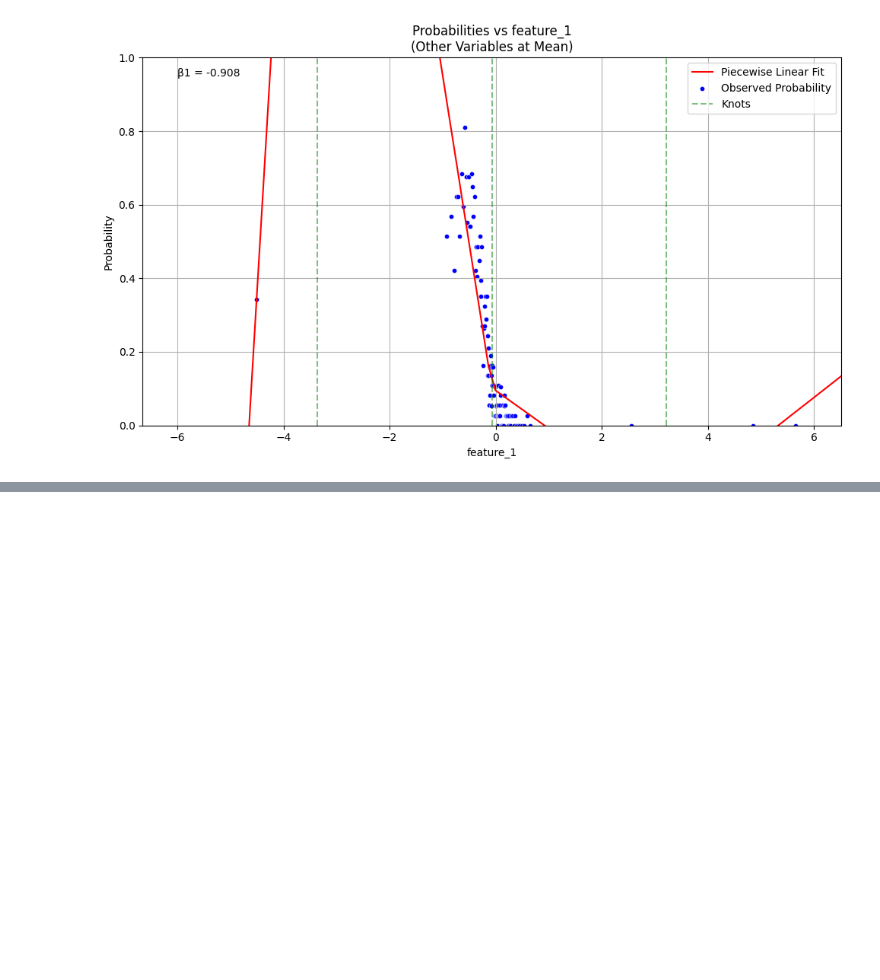
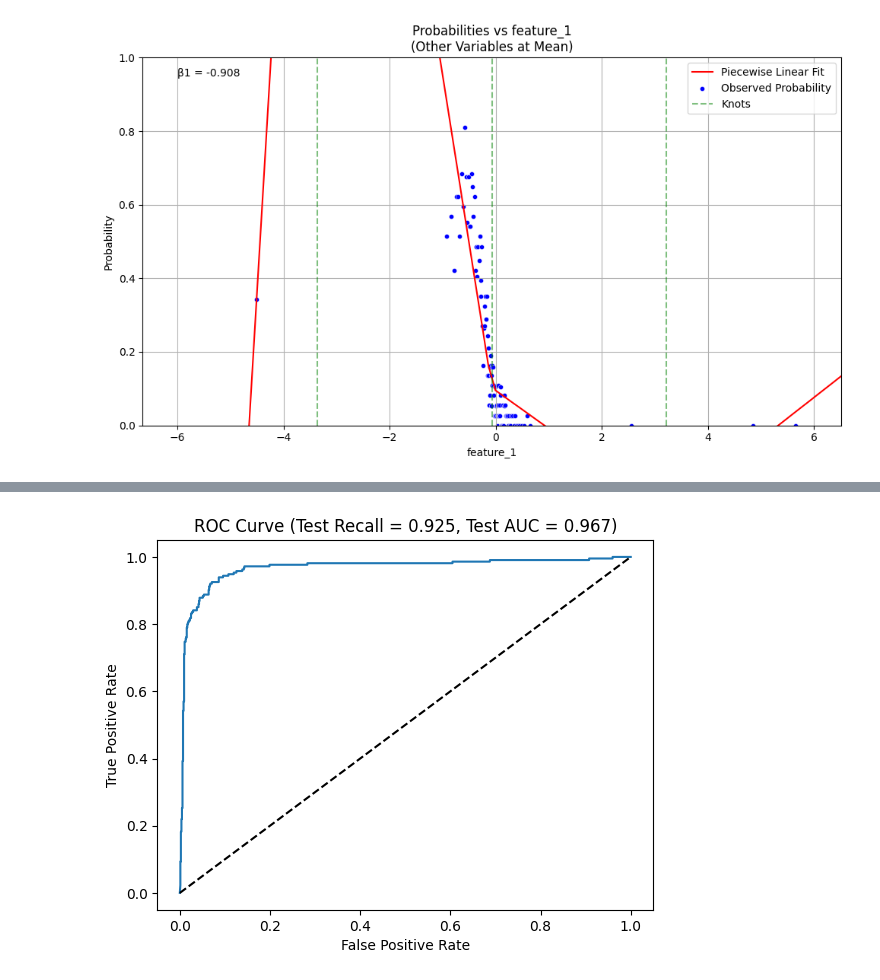
Before and after one commit to Jacob-J-Richards/DS_DA_Projects, a Jupyter notebook: 3-90+_DaysPastDue/Stats_Models_API.ipynb, the cells around one changed output, grey strips where cells are left out. Cells and saved outputs as stored; diff of their text form; code cells hidden in the pictures; blank space fills up the shorter version.

```diff
--- a/3-90+_DaysPastDue/Stats_Models_API.ipynb
+++ b/3-90+_DaysPastDue/Stats_Models_API.ipynb
@@ -652,0 +719,92 @@ Final test AUC: 0.967
+# %%
+from sklearn.metrics import roc_curve, recall_score, roc_auc_score
+from sklearn.preprocessing import SplineTransformer
+from sklearn.linear_model import LogisticRegression
+import numpy as np
+
+def create_splines(data_train, data_test, feature, n_knots=3, degree=2):
+    spline = SplineTransformer(n_knots=n_knots, degree=degree)
+
+    X_train_spline = spline.fit_transform(data_train[feature].values.reshape(-1, 1))
+    X_test_spline = spline.transform(data_test[feature].values.reshape(-1, 1))
+
+    return X_train_spline, X_test_spline
+
+features = ['feature_1', 'feature_2', 'feature_3', 'feature_4']
+feature_pairs = [(i, j) for i in features for j in features if i < j]
+
+X_train_splines = []
+X_test_splines = []
+
+for feature in features:
+    X_train_spline, X_test_spline = create_splines(train, test, feature)
+    X_train_splines.append(X_train_spline)
+    X_test_splines.append(X_test_spline)
+
+X_train_interactions = []
+X_test_interactions = []
+
+for pair in feature_pairs:
+    interaction_train = train[pair[0]] * train[pair[1]]
+    interaction_test = test[pair[0]] * test[pair[1]]
+    X_train_interactions.append(interaction_train.values.reshape(-1, 1))
+    X_test_interactions.append(interaction_test.values.reshape(-1, 1))
+
+X_train_final = np.hstack(X_train_splines + X_train_interactions)
+X_test_final = np.hstack(X_test_splines + X_test_interactions)
+
+best_model = LogisticRegression(C=10, penalty='l1', solver='liblinear')
+best_model.fit(X_train_final, train['y'])
+
+best_params = {
+    'C': 10,
+    'penalty': 'l1',
+    'spline_n_knots': 3,
+    'spline_degree': 2
+}
+
+print("\nBest Parameters:")
+print(best_params)
+
+feature_names = []
+for feature in features:
+    feature_names.extend([f"{feature}_spline_{i}" for i in range(best_params['spline_n_knots'] + best_params['spline_degree'] - 1)])
+for pair in feature_pairs:
+    feature_names.append(f"{pair[0]}_x_{pair[1]}")
+
+coefficients = pd.DataFrame({
+    'Feature': feature_names,
+    'Coefficient': best_model.coef_[0]
+})
+print("\nModel Coefficients:")
+print(coefficients)
+
+test_pred_proba = best_model.predict_proba(X_test_final)[:, 1]
+
+fpr, tpr, thresholds = roc_curve(y_test, test_pred_proba)
+optimal_threshold = thresholds[np.argmin(np.abs(fpr - (1-tpr)))]
+y_pred = (test_pred_proba >= optimal_threshold).astype(int)
+
+final_recall = recall_score(y_test, y_pred)
+final_auc = roc_auc_score(y_test, test_pred_proba)
+
+plt.plot(fpr, tpr)
+plt.plot([0, 1], [0, 1], 'k--')
+plt.xlabel('False Positive Rate')
+plt.ylabel('True Positive Rate')
+plt.title(f'ROC Curve (Test Recall = {final_recall:.3f}, Test AUC = {final_auc:.3f})')
+plt.show()
+
+print(f"Optimal threshold: {optimal_threshold:.3f}")
+print(f"Final test recall at optimal threshold: {final_recall:.3f}")
+print(f"Final test AUC: {final_auc:.3f}")
+
+print("\nModel Components:")
+print("\nSplined Main Effects:")
+for feature in features:
+    print(f"- {feature}")
+
+print("\nInteraction Terms:")
+for pair in feature_pairs:
+    print(f"- {pair[0]} × {pair[1]}")
+# %% [output]
@@ -652,0 +828 @@ Final test AUC: 0.967
+[figure, added]
```
Also changed, not shown: parts of 4 cells of this notebook.
